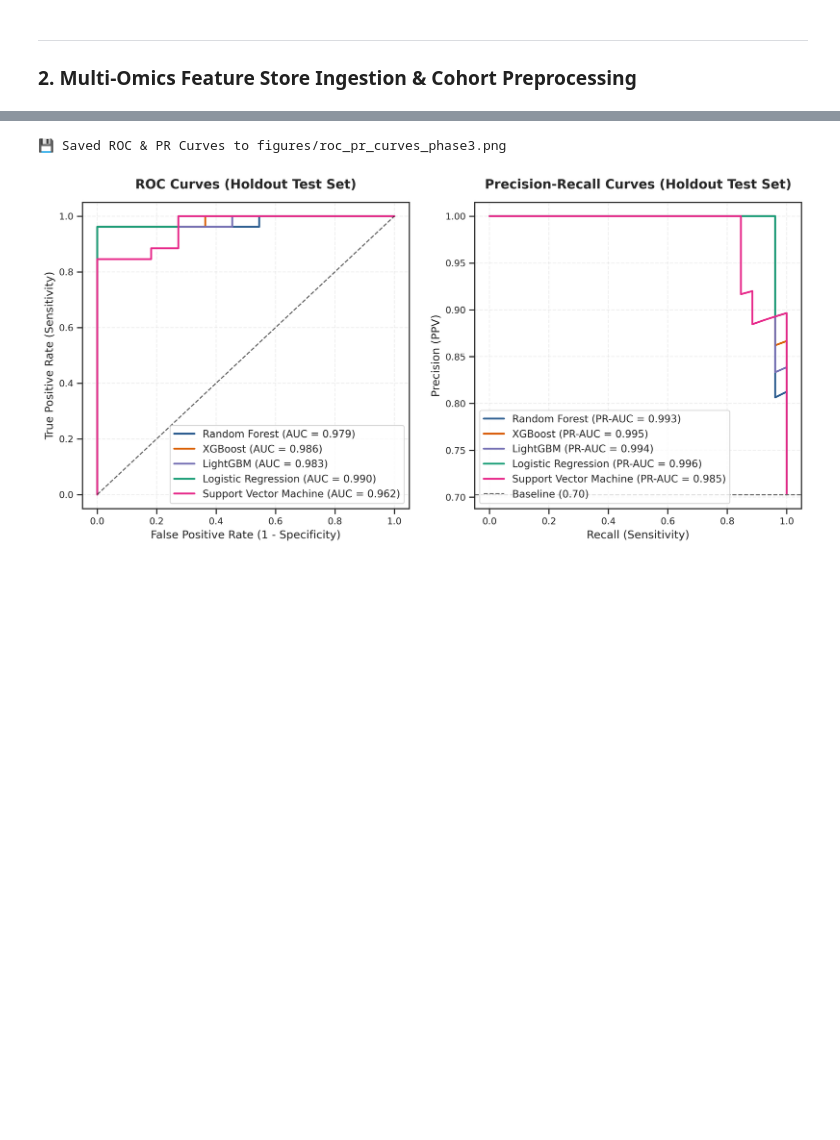
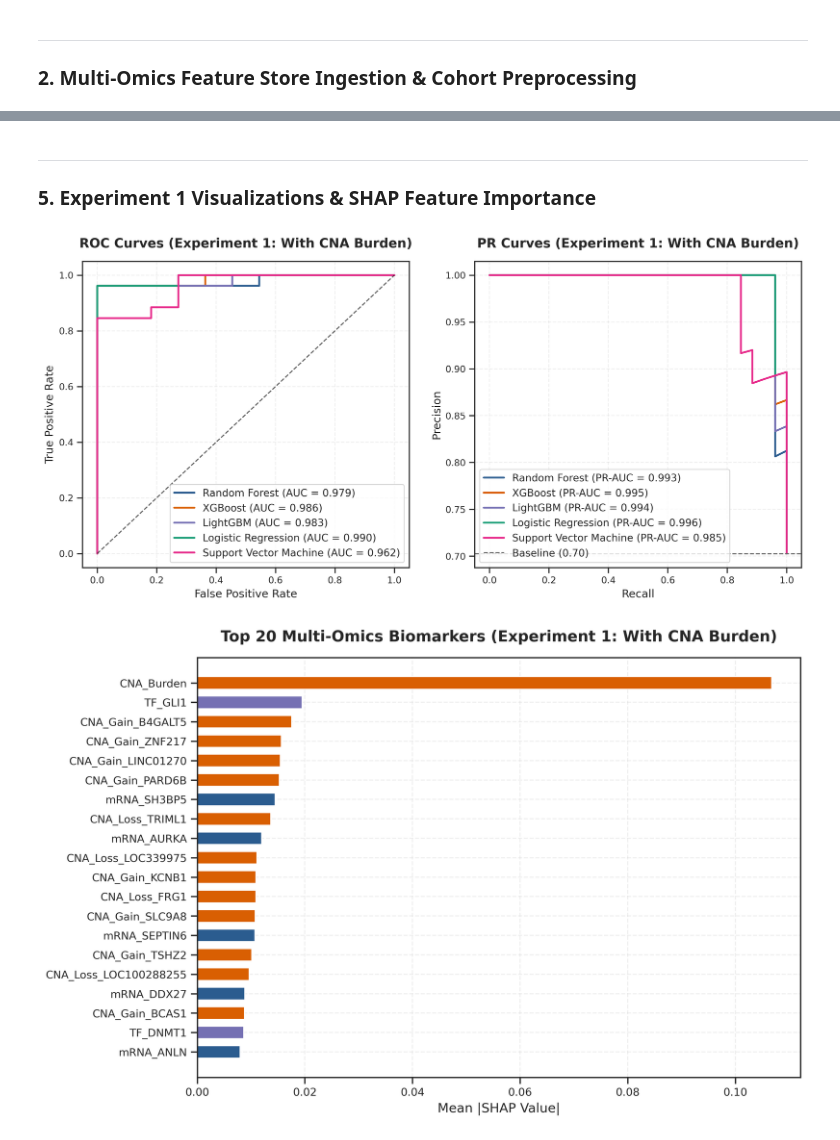
Before and after one commit to parthsanghavi017/GS_vs_CIN, a Jupyter notebook: notebooks/03_phase3_machine_learning_classifier.ipynb, the cells around one changed output, grey strips where cells are left out. Saved outputs shown, nothing was run; the diff lists cells and outputs as text; code cells hidden in the pictures; blank space fills up the shorter version.

```diff
--- a/notebooks/03_phase3_machine_learning_classifier.ipynb
+++ b/notebooks/03_phase3_machine_learning_classifier.ipynb
@@ -213,0 +177,10 @@ display(df_metrics)
+# %%
+df_exp1_metrics, fitted_exp1 = evaluate_ml_pipelines(
+    X_train_full, X_test_full, y_train, y_test, exp_name="With CNA Burden"
+)
+
+df_exp1_metrics.to_csv("../results/ml_model_comparison_metrics.csv", index=False)
+print("💾 Saved Experiment 1 Metrics to results/ml_model_comparison_metrics.csv")
+
+print("\n🏆 Experiment 1 (Full Model - With CNA Burden) Benchmarking Results:")
+display(df_exp1_metrics[["Model", "10CV_ROC_AUC", "10CV_PR_AUC", "10CV_Bal_Acc", "Test_ROC_AUC", "Test_PR_AUC", "Test_Bal_Acc", "Test_F1"]])
@@ -214,42 +197,62 @@ display(df_metrics)
+# %% [markdown]
+---
+### 5. Experiment 1 Visualizations & SHAP Feature Importance
 # %%
-# 1. Receiver Operating Characteristic (ROC) Curves
+# 1. ROC & PR Curves for Experiment 1
 fig, (ax1, ax2) = plt.subplots(1, 2, figsize=(14, 6), dpi=300)
-
 colors = {"Random Forest": "#2b5c8f", "XGBoost": "#d95f02", "LightGBM": "#7570b3", "Logistic Regression": "#1b9e77", "Support Vector Machine": "#e7298a"}
 
-for name, pipeline in fitted_models.items():
-    y_test_prob = pipeline.predict_proba(X_test)[:, 1]
-    fpr, tpr, _ = roc_curve(y_test, y_test_prob)
-    auc_val = roc_auc_score(y_test, y_test_prob)
-    ax1.plot(fpr, tpr, label=f"{name} (AUC = {auc_val:.3f})", color=colors[name], linewidth=2)
+for name, pipeline in fitted_exp1.items():
+    y_prob = pipeline.predict_proba(X_test_full)[:, 1]
+    fpr, tpr, _ = roc_curve(y_test, y_prob)
+    ax1.plot(fpr, tpr, label=f"{name} (AUC = {roc_auc_score(y_test, y_prob):.3f})", color=colors[name], linewidth=2)
 
 ax1.plot([0, 1], [0, 1], "k--", linewidth=1.2, alpha=0.7)
-ax1.set_title("ROC Curves (Holdout Test Set)", pad=15, fontweight="bold")
-ax1.set_xlabel("False Positive Rate (1 - Specificity)")
-ax1.set_ylabel("True Positive Rate (Sensitivity)")
+ax1.set_title("ROC Curves (Experiment 1: With CNA Burden)", pad=15, fontweight="bold")
+ax1.set_xlabel("False Positive Rate")
+ax1.set_ylabel("True Positive Rate")
 ax1.legend(loc="lower right")
 ax1.grid(True, linestyle="--", alpha=0.3)
 
-# 2. Precision-Recall (PR) Curves
-for name, pipeline in fitted_models.items():
-    y_test_prob = pipeline.predict_proba(X_test)[:, 1]
-    precision, recall, _ = precision_recall_curve(y_test, y_test_prob)
-    pr_auc = average_precision_score(y_test, y_test_prob)
-    ax2.plot(recall, precision, label=f"{name} (PR-AUC = {pr_auc:.3f})", color=colors[name], linewidth=2)
+for name, pipeline in fitted_exp1.items():
+    y_prob = pipeline.predict_proba(X_test_full)[:, 1]
+    precision, recall, _ = precision_recall_curve(y_test, y_prob)
+    ax2.plot(recall, precision, label=f"{name} (PR-AUC = {average_precision_score(y_test, y_prob):.3f})", color=colors[name], linewidth=2)
 
-baseline_pr = y_test.mean()
-ax2.axhline(baseline_pr, linestyle="--", color="#666666", linewidth=1.2, label=f"Baseline ({baseline_pr:.2f})")
-ax2.set_title("Precision-Recall Curves (Holdout Test Set)", pad=15, fontweight="bold")
-ax2.set_xlabel("Recall (Sensitivity)")
-ax2.set_ylabel("Precision (PPV)")
+ax2.axhline(y_test.mean(), linestyle="--", color="#666666", linewidth=1.2, label=f"Baseline ({y_test.mean():.2f})")
+ax2.set_title("PR Curves (Experiment 1: With CNA Burden)", pad=15, fontweight="bold")
+ax2.set_xlabel("Recall")
+ax2.set_ylabel("Precision")
 ax2.legend(loc="lower left")
 ax2.grid(True, linestyle="--", alpha=0.3)
 
-os.makedirs("../figures", exist_ok=True)
 fig.savefig("../figures/roc_pr_curves_phase3.png", bbox_inches="tight", dpi=300)
 fig.savefig("../figures/roc_pr_curves_phase3.pdf", bbox_inches="tight")
-print("💾 Saved ROC & PR Curves to figures/roc_pr_curves_phase3.png")
 plt.show()
+
+# 2. SHAP Values for Experiment 1
+rf_clf1 = fitted_exp1["Random Forest"].named_steps["clf"]
+scaler1 = fitted_exp1["Random Forest"].named_steps["scaler"]
+
+X_test_scaled1 = scaler1.transform(X_test_full)
+explainer1 = shap.TreeExplainer(rf_clf1)
+shap_values1 = explainer1(pd.DataFrame(X_test_scaled1, columns=X_full.columns))
+
+vals1 = shap_values1.values[:, :, 1] if len(shap_values1.shape) == 3 else shap_values1.values
+df_shap1 = pd.DataFrame({"Feature": X_full.columns, "Mean_Abs_SHAP": np.abs(vals1).mean(axis=0)}).sort_values("Mean_Abs_SHAP", ascending=False)
+df_shap1.to_csv("../results/ml_feature_importances_shap.csv", index=False)
+
+fig, ax = plt.subplots(figsize=(10, 7), dpi=300)
+top20_1 = df_shap1.head(20).sort_values("Mean_Abs_SHAP", ascending=True)
+colors_bar1 = ["#d95f02" if f.startswith("CNA") else ("#2b5c8f" if f.startswith("mRNA") else "#7570b3") for f in top20_1["Feature"]]
+ax.barh(top20_1["Feature"], top20_1["Mean_Abs_SHAP"], color=colors_bar1, height=0.65)
+ax.set_title("Top 20 Multi-Omics Biomarkers (Experiment 1: With CNA Burden)", pad=15, fontweight="bold")
+ax.set_xlabel("Mean |SHAP Value|")
+ax.grid(True, linestyle="--", alpha=0.3)
+
+fig.savefig("../figures/shap_summary_phase3.png", bbox_inches="tight", dpi=300)
+fig.savefig("../figures/shap_summary_phase3.pdf", bbox_inches="tight")
+plt.show()
 # %% [output]
-💾 Saved ROC & PR Curves to figures/roc_pr_curves_phase3.png
-[figure, old version]
+[figure, new version]
+[figure, added]
```
Also changed, not shown: parts of 20 cells of this notebook, 13 other files.
